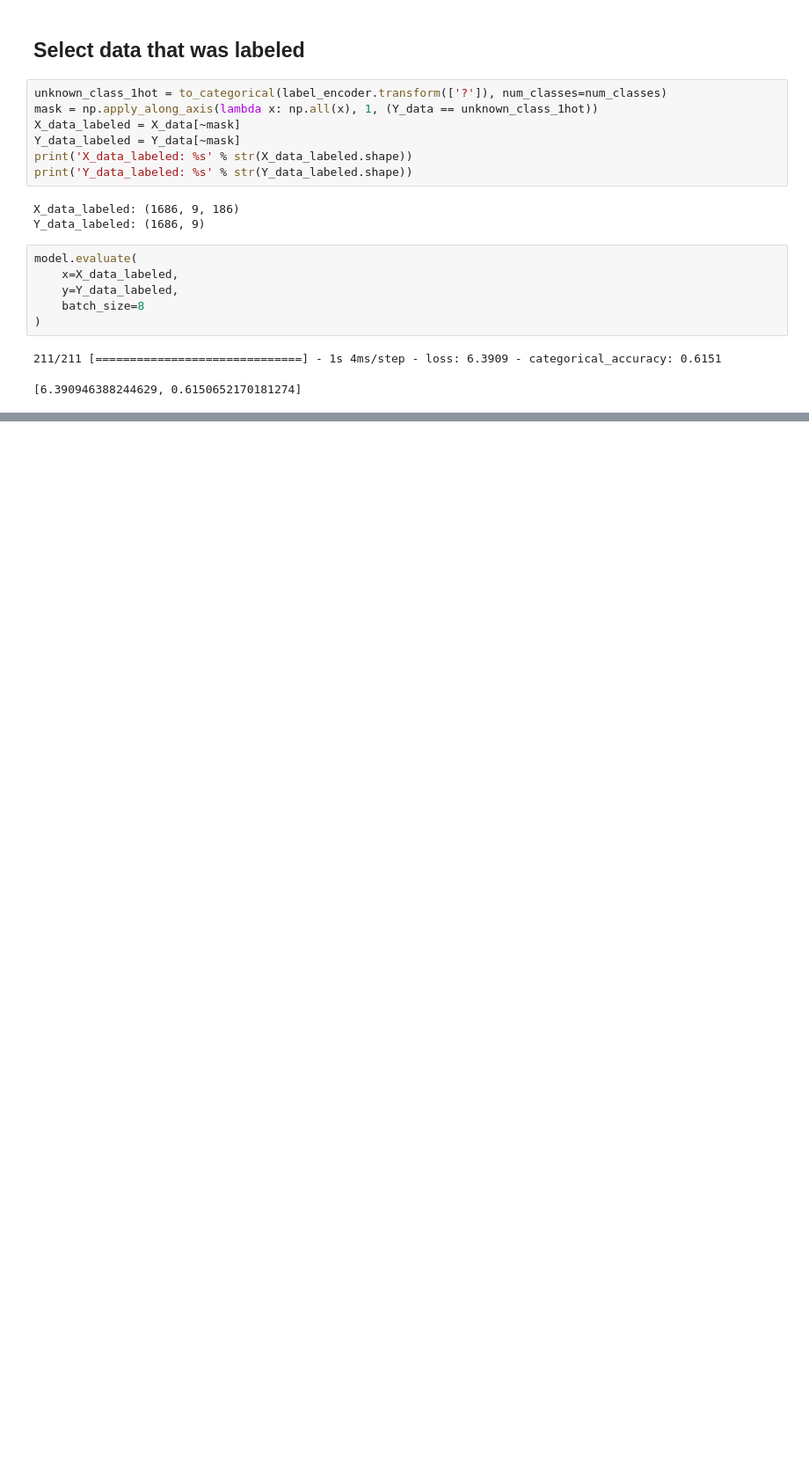
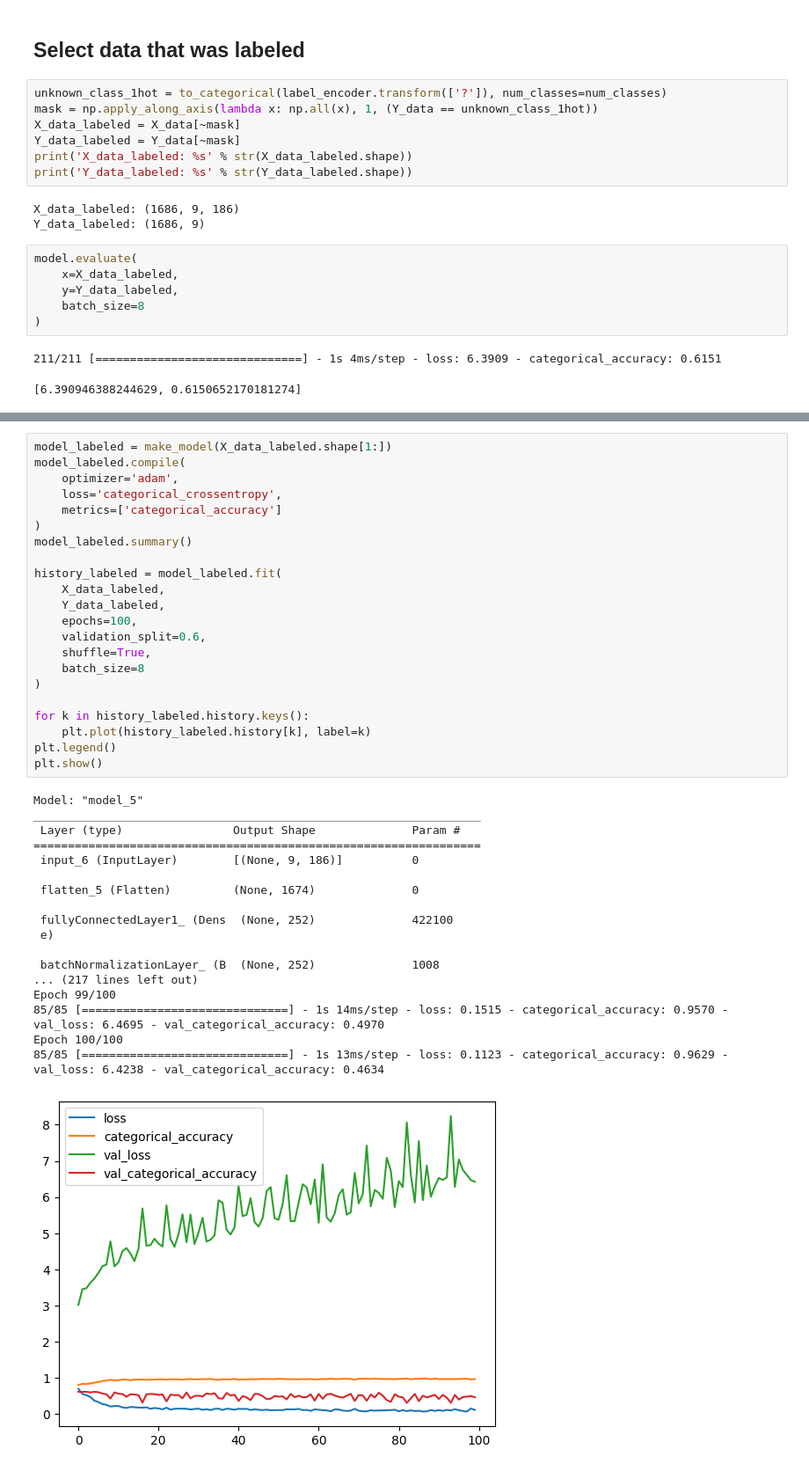
Before and after one commit to IISAS/nvflare-hysped, a Jupyter notebook: volumes/dev/tf/notebooks/data_preprocess_sverepec_24.ipynb, the cells around one changed output, grey strips where cells are left out. Shown at 88% size. Saved outputs shown, nothing was run; the diff lists cells and outputs as text; blank space fills up the shorter version.

Commit message:
initial multidimensional model on less noisy data

```diff
--- a/volumes/dev/tf/notebooks/data_preprocess_sverepec_24.ipynb
+++ b/volumes/dev/tf/notebooks/data_preprocess_sverepec_24.ipynb
@@ -537,0 +540,41 @@ model.evaluate(
+# %%
+model_labeled = make_model(X_data_labeled.shape[1:])
+model_labeled.compile(
+    optimizer='adam',
+    loss='categorical_crossentropy',
+    metrics=['categorical_accuracy']
+)
+model_labeled.summary()
+
+history_labeled = model_labeled.fit(
+    X_data_labeled,
+    Y_data_labeled,
+    epochs=100,
+    validation_split=0.6,
+    shuffle=True,
+    batch_size=8
+)
+
+for k in history_labeled.history.keys():
+    plt.plot(history_labeled.history[k], label=k)
+plt.legend()
+plt.show()
+# %% [output]
+Model: "model_5"
+_________________________________________________________________
+ Layer (type)                Output Shape              Param #
+=================================================================
+ input_6 (InputLayer)        [(None, 9, 186)]          0
+
+ flatten_5 (Flatten)         (None, 1674)              0
+
+ fullyConnectedLayer1_ (Dens  (None, 252)              422100
+ e)
+
+ batchNormalizationLayer_ (B  (None, 252)              1008
+... (217 lines left out)
+Epoch 99/100
+85/85 [==============================] - 1s 14ms/step - loss: 0.1515 - categorical_accuracy: 0.9570 - val_loss: 6.4695 - val_categorical_accuracy: 0.4970
+Epoch 100/100
+85/85 [==============================] - 1s 13ms/step - loss: 0.1123 - categorical_accuracy: 0.9629 - val_loss: 6.4238 - val_categorical_accuracy: 0.4634
+[figure, added]
```
Also changed, not shown: parts of 1 cell of this notebook.
